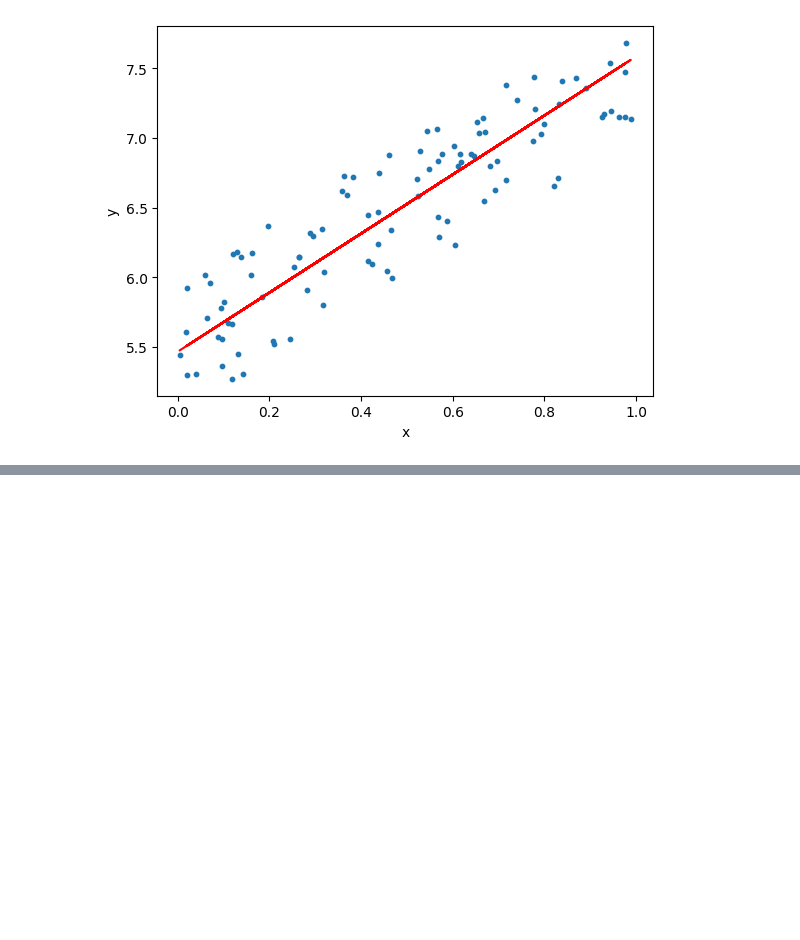
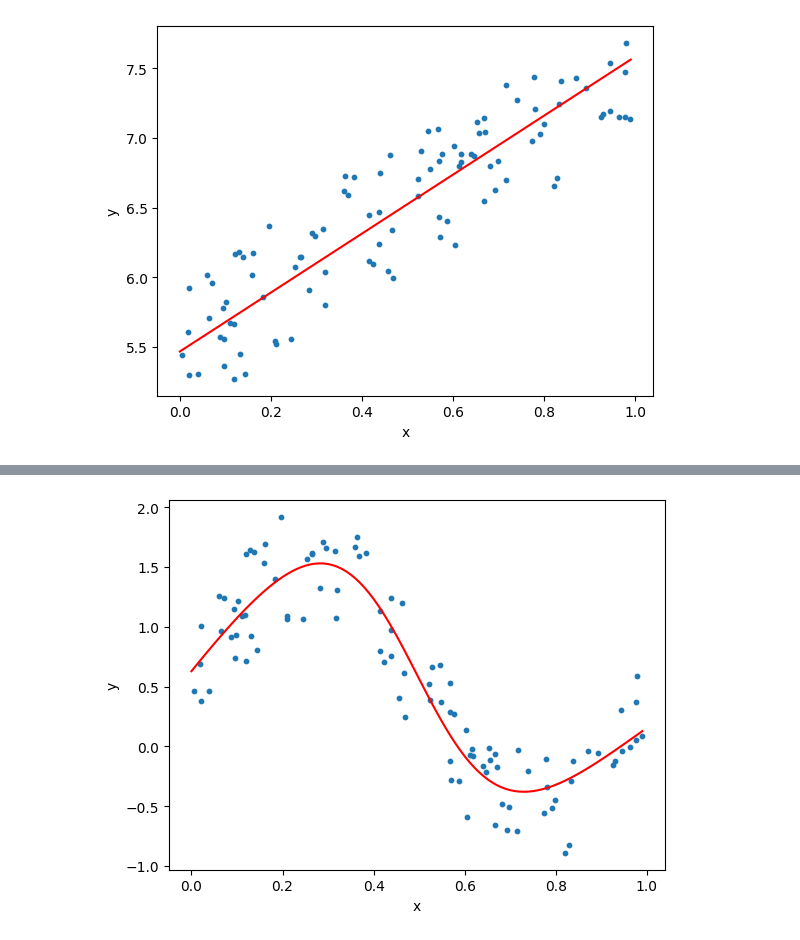
Before and after one commit to KangHoML/DeZero, a Jupyter notebook: progress.ipynb, the cells around one changed output, grey strips where cells are left out. Saved outputs shown, nothing was run; the diff lists cells and outputs as text; code cells hidden in the pictures; blank space fills up the shorter version.

```diff
--- a/progress.ipynb
+++ b/progress.ipynb
@@ -619,0 +657,22 @@ plot_graph(x, y, y_pred)
+# %%
+lr = 0.2
+iters = 10000
+
+for _ in range(iters):
+    y_pred = predict(x)
+    loss = F.mean_squared_error(y, y_pred)
+
+    W1.cleargrad()
+    b1.cleargrad()
+    W2.cleargrad()
+    b2.cleargrad()
+    loss.backward()
+
+    W1.data -= lr * W1.grad.data
+    b1.data -= lr * b1.grad.data
+    W2.data -= lr * W2.grad.data
+    b2.data -= lr * b2.grad.data
+
+plot_graph(x, y, predict)
+# %% [output]
+[figure, added]
```
Also changed, not shown: parts of 6 cells of this notebook, 1 other file.
